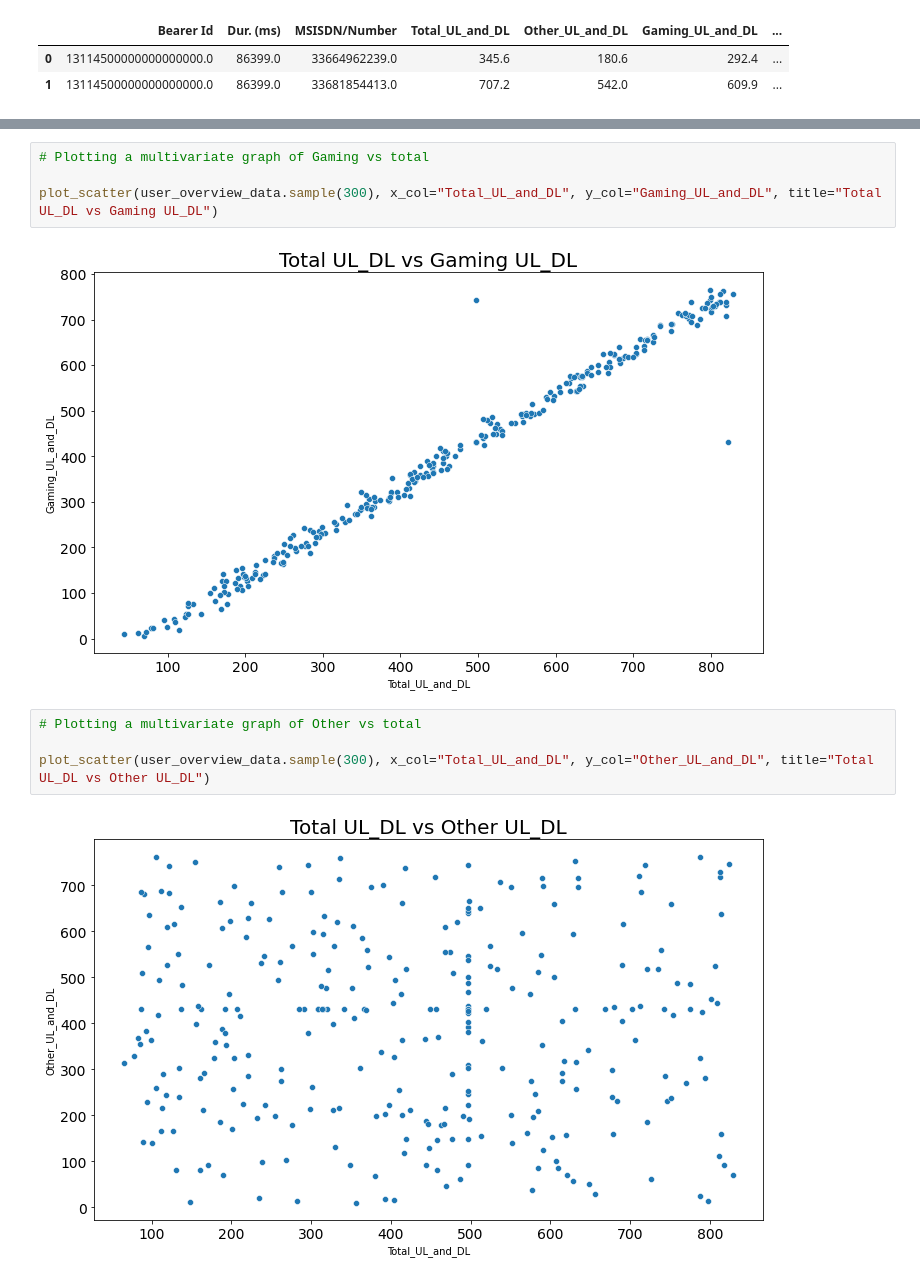
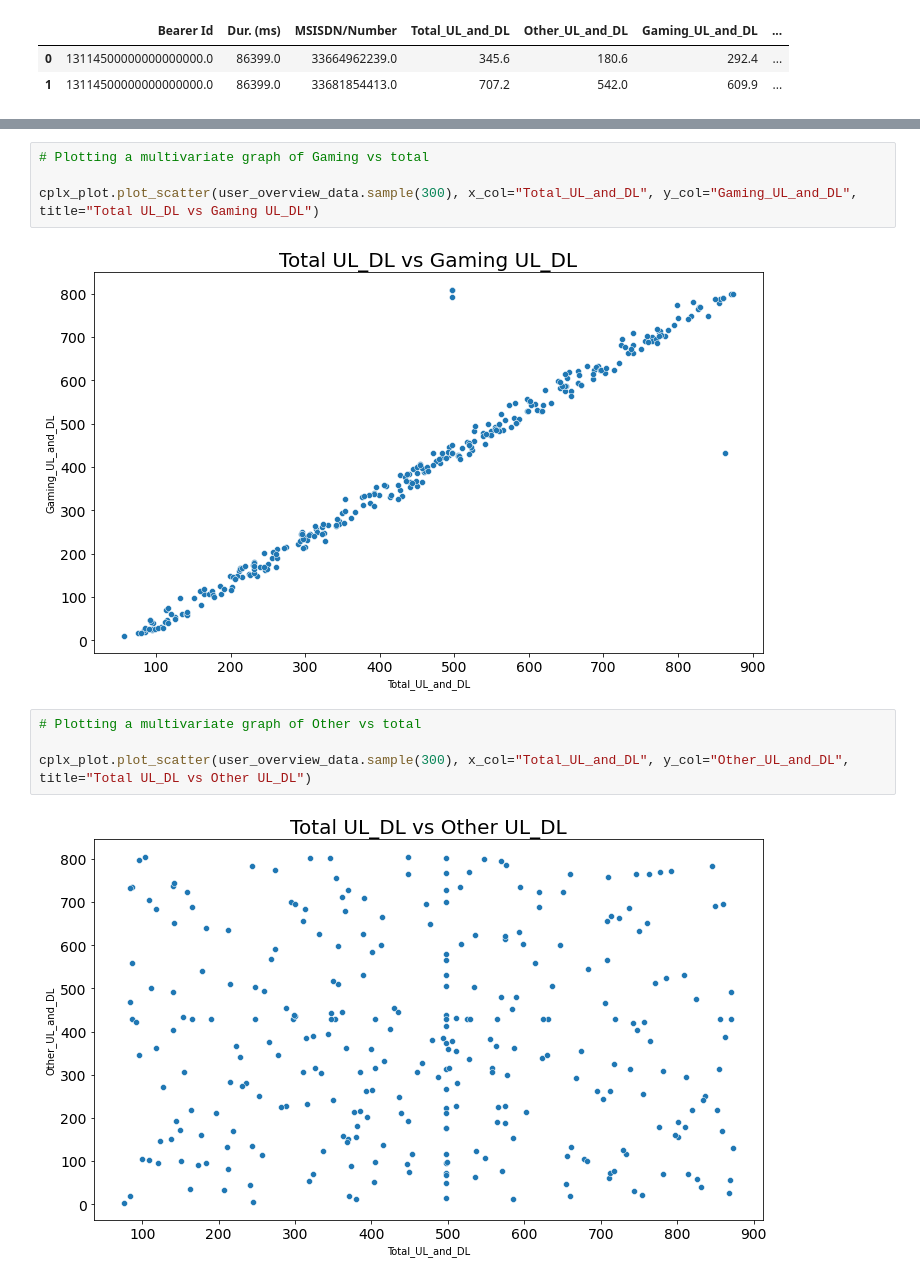
Before and after one commit to Micky373/Telecom_user_analytics, a Jupyter notebook: notebooks/user_overview_analysis.ipynb, the cells around one changed output, grey strips where cells are left out. Saved outputs shown, nothing was run; the diff lists cells and outputs as text.

Commit message:
Modularize the complex plot function

```diff
--- a/notebooks/user_overview_analysis.ipynb
+++ b/notebooks/user_overview_analysis.ipynb
@@ -647,15 +594,15 @@ plot_scatter(user_overview_data.sample(300), x_col="Total_UL_and_DL", y_col="Net
 # %%
 # Plotting a multivariate graph of Gaming vs total
 
-plot_scatter(user_overview_data.sample(300), x_col="Total_UL_and_DL", y_col="Gaming_UL_and_DL", title="Total UL_DL vs Gaming UL_DL")
+cplx_plot.plot_scatter(user_overview_data.sample(300), x_col="Total_UL_and_DL", y_col="Gaming_UL_and_DL", title="Total UL_DL vs Gaming UL_DL")
 # %% [output]
-[figure, old version]
+[figure, new version]
 # %%
 # Plotting a multivariate graph of Other vs total
 
-plot_scatter(user_overview_data.sample(300), x_col="Total_UL_and_DL", y_col="Other_UL_and_DL", title="Total UL_DL vs Other UL_DL")
+cplx_plot.plot_scatter(user_overview_data.sample(300), x_col="Total_UL_and_DL", y_col="Other_UL_and_DL", title="Total UL_DL vs Other UL_DL")
 # %% [output]
-[figure, old version]
+[figure, new version]
 # %%
 # Creating a correlation matrix for the main columns to the analysis
 
```
Also changed, not shown: parts of 9 cells of this notebook, 1 other file.
